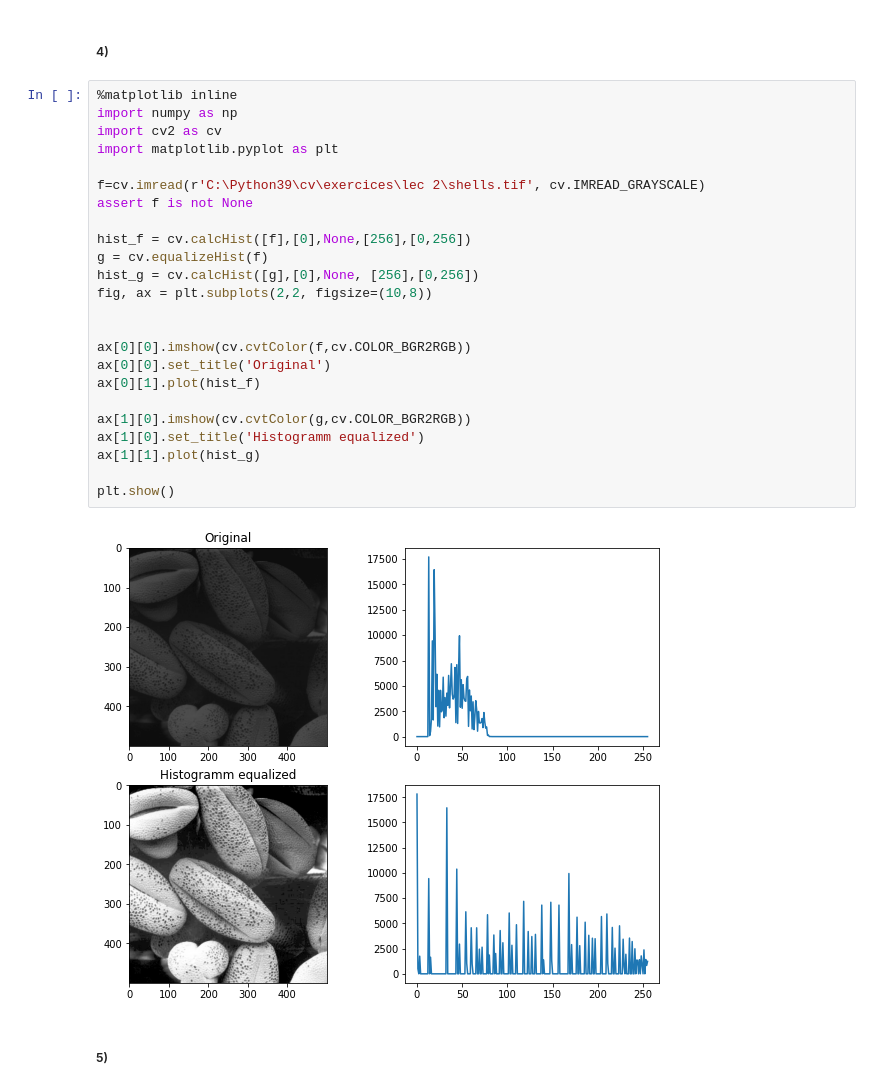
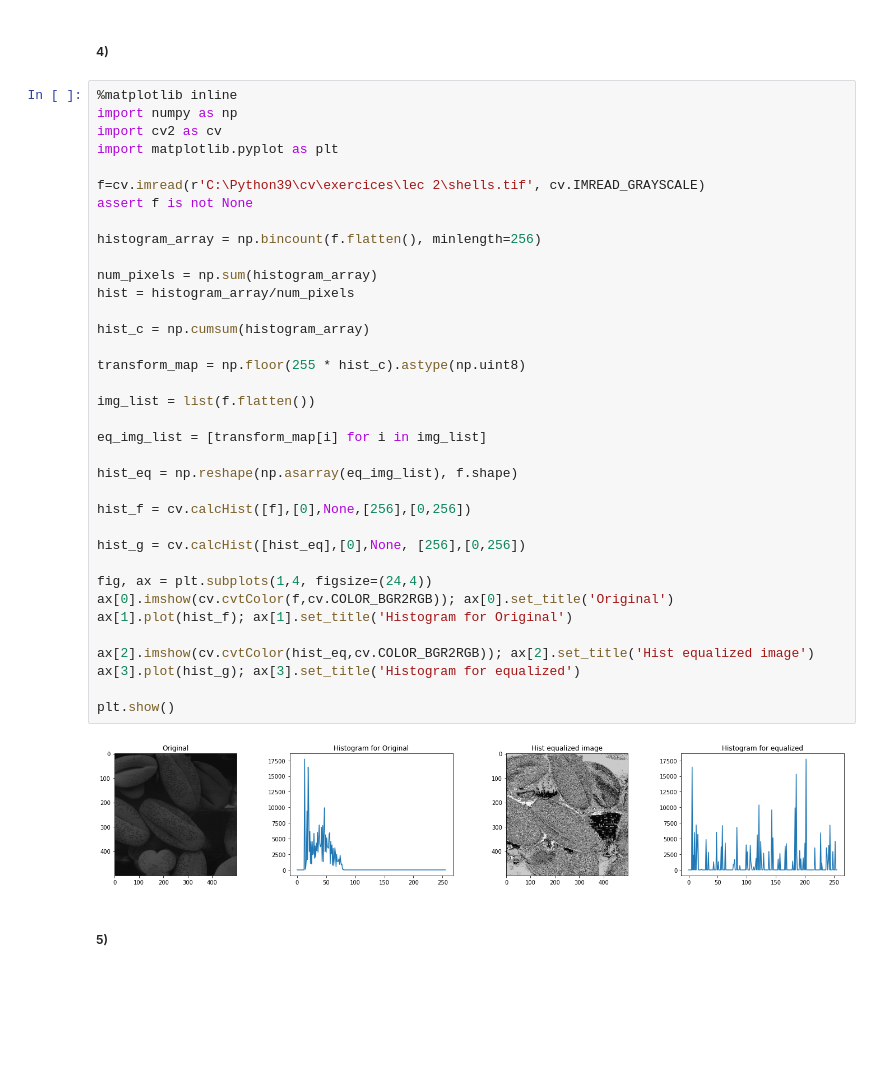
Before and after one commit to vakeesanvk/image_processing_assignment_01, a Jupyter notebook: Assignment.ipynb, the cells around one changed output. Saved outputs shown, nothing was run; the diff lists cells and outputs as text; blank space fills up the shorter version.

```diff
--- a/Assignment.ipynb
+++ b/Assignment.ipynb
@@ -135,28 +119,40 @@ plt.show()
 # %%
 %matplotlib inline
 import numpy as np
 import cv2 as cv
 import matplotlib.pyplot as plt
 
 f=cv.imread(r'C:\Python39\cv\exercices\lec 2\shells.tif', cv.IMREAD_GRAYSCALE)
 assert f is not None
 
+histogram_array = np.bincount(f.flatten(), minlength=256)
+
+num_pixels = np.sum(histogram_array)
+hist = histogram_array/num_pixels
+
+hist_c = np.cumsum(histogram_array)
+
+transform_map = np.floor(255 * hist_c).astype(np.uint8)
+
+img_list = list(f.flatten())
+
+eq_img_list = [transform_map[i] for i in img_list]
+
+hist_eq = np.reshape(np.asarray(eq_img_list), f.shape)
+
 hist_f = cv.calcHist([f],[0],None,[256],[0,256])
-g = cv.equalizeHist(f)
-hist_g = cv.calcHist([g],[0],None, [256],[0,256])
-fig, ax = plt.subplots(2,2, figsize=(10,8))
 
+hist_g = cv.calcHist([hist_eq],[0],None, [256],[0,256])
 
-ax[0][0].imshow(cv.cvtColor(f,cv.COLOR_BGR2RGB))
-ax[0][0].set_title('Original')
-ax[0][1].plot(hist_f)
+fig, ax = plt.subplots(1,4, figsize=(24,4))
+ax[0].imshow(cv.cvtColor(f,cv.COLOR_BGR2RGB)); ax[0].set_title('Original')
+ax[1].plot(hist_f); ax[1].set_title('Histogram for Original')
 
-ax[1][0].imshow(cv.cvtColor(g,cv.COLOR_BGR2RGB))
-ax[1][0].set_title('Histogramm equalized')
-ax[1][1].plot(hist_g)
+ax[2].imshow(cv.cvtColor(hist_eq,cv.COLOR_BGR2RGB)); ax[2].set_title('Hist equalized image')
+ax[3].plot(hist_g); ax[3].set_title('Histogram for equalized')
 
 plt.show()
 # %% [output]
-[figure, old version]
+[figure, new version]
 # %% [markdown]
 ##### 5)
```
Also changed, not shown: parts of 13 cells of this notebook.
